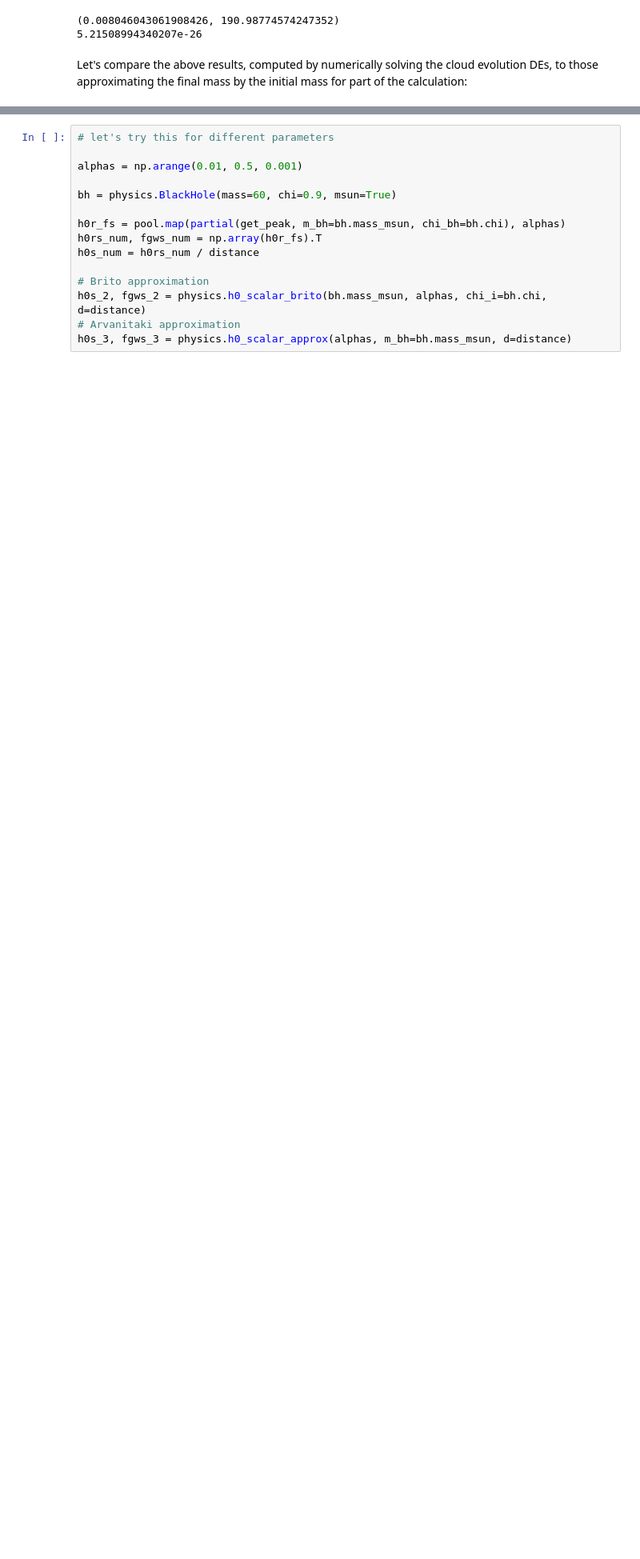
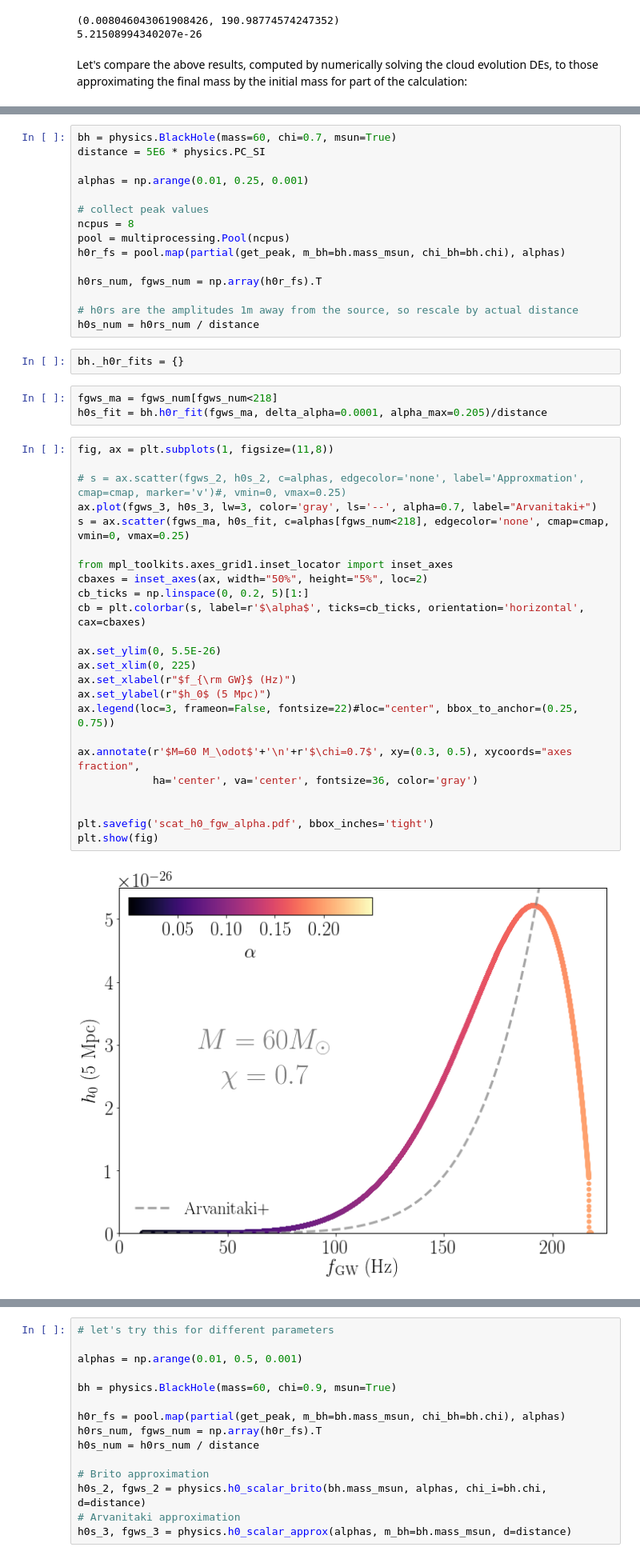
Before and after one commit to maxisi/gwaxion, a Jupyter notebook: examples/strain_example_multiprocessing.ipynb, the cells around one changed output, grey strips where cells are left out. Shown at 80% size. Drawn from its saved outputs; the diff is of its cells as text; blank space fills up the shorter version.

```diff
--- a/examples/strain_example_multiprocessing.ipynb
+++ b/examples/strain_example_multiprocessing.ipynb
@@ -78,0 +81,46 @@ plt.show(fig)
+# %%
+bh = physics.BlackHole(mass=60, chi=0.7, msun=True)
+distance = 5E6 * physics.PC_SI
+
+alphas = np.arange(0.01, 0.25, 0.001)
+
+# collect peak values
+ncpus = 8
+pool = multiprocessing.Pool(ncpus)
+h0r_fs = pool.map(partial(get_peak, m_bh=bh.mass_msun, chi_bh=bh.chi), alphas)
+
+h0rs_num, fgws_num = np.array(h0r_fs).T
+
+# h0rs are the amplitudes 1m away from the source, so rescale by actual distance
+h0s_num = h0rs_num / distance
+# %%
+bh._h0r_fits = {}
+# %%
+fgws_ma = fgws_num[fgws_num<218]
+h0s_fit = bh.h0r_fit(fgws_ma, delta_alpha=0.0001, alpha_max=0.205)/distance
+# %%
+fig, ax = plt.subplots(1, figsize=(11,8))
+
+# s = ax.scatter(fgws_2, h0s_2, c=alphas, edgecolor='none', label='Approxmation', cmap=cmap, marker='v')#, vmin=0, vmax=0.25)
+ax.plot(fgws_3, h0s_3, lw=3, color='gray', ls='--', alpha=0.7, label="Arvanitaki+")
+s = ax.scatter(fgws_ma, h0s_fit, c=alphas[fgws_num<218], edgecolor='none', cmap=cmap, vmin=0, vmax=0.25)
+
+from mpl_toolkits.axes_grid1.inset_locator import inset_axes
+cbaxes = inset_axes(ax, width="50%", height="5%", loc=2)
+cb_ticks = np.linspace(0, 0.2, 5)[1:]
+cb = plt.colorbar(s, label=r'$\alpha$', ticks=cb_ticks, orientation='horizontal', cax=cbaxes)
+
+ax.set_ylim(0, 5.5E-26)
+ax.set_xlim(0, 225)
+ax.set_xlabel(r"$f_{\rm GW}$ (Hz)")
+ax.set_ylabel(r"$h_0$ (5 Mpc)")
+ax.legend(loc=3, frameon=False, fontsize=22)#loc="center", bbox_to_anchor=(0.25, 0.75))
+
+ax.annotate(r'$M=60 M_\odot$'+'\n'+r'$\chi=0.7$', xy=(0.3, 0.5), xycoords="axes fraction",
+            ha='center', va='center', fontsize=36, color='gray')
+
+
+plt.savefig('scat_h0_fgw_alpha.pdf', bbox_inches='tight')
+plt.show(fig)
+# %% [output]
+[figure, added]
```
Also changed, not shown: parts of 2 cells of this notebook, 4 other files.
